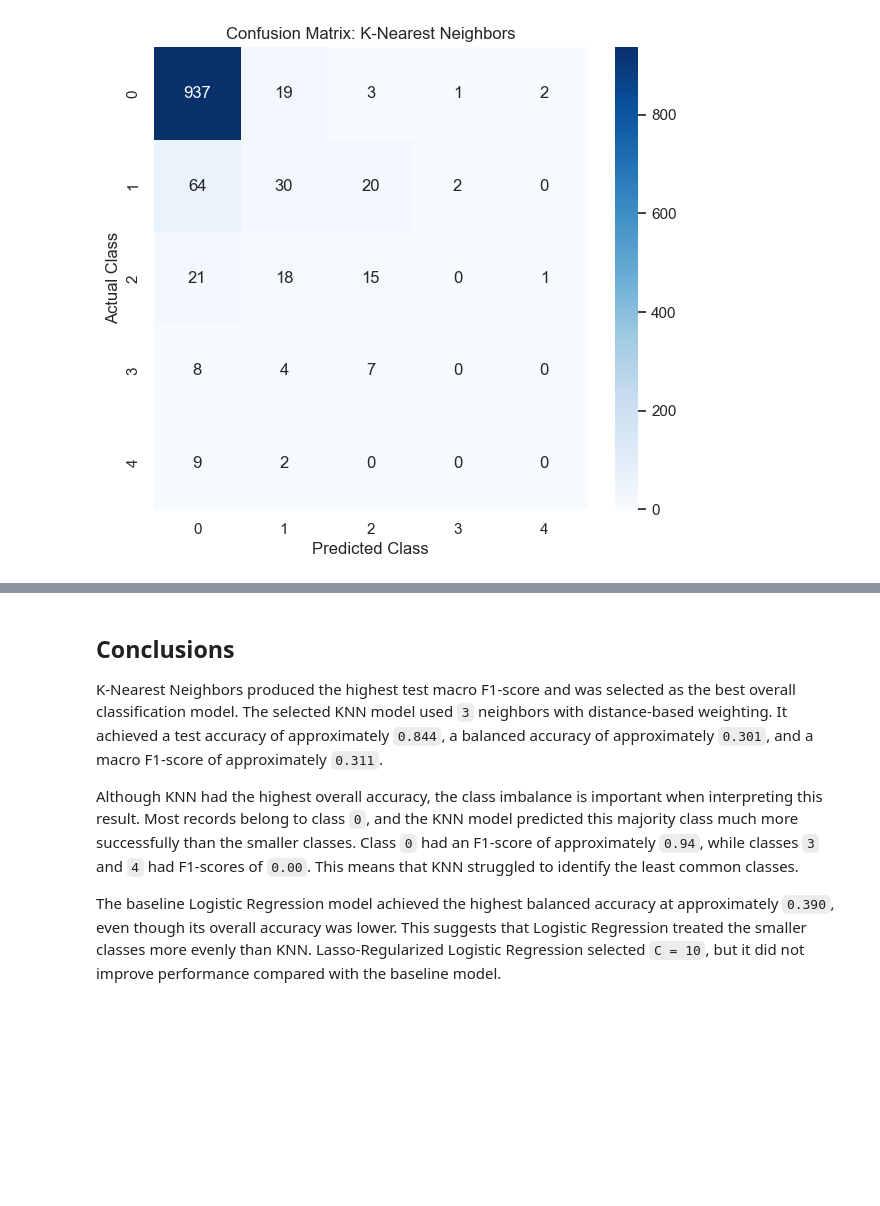
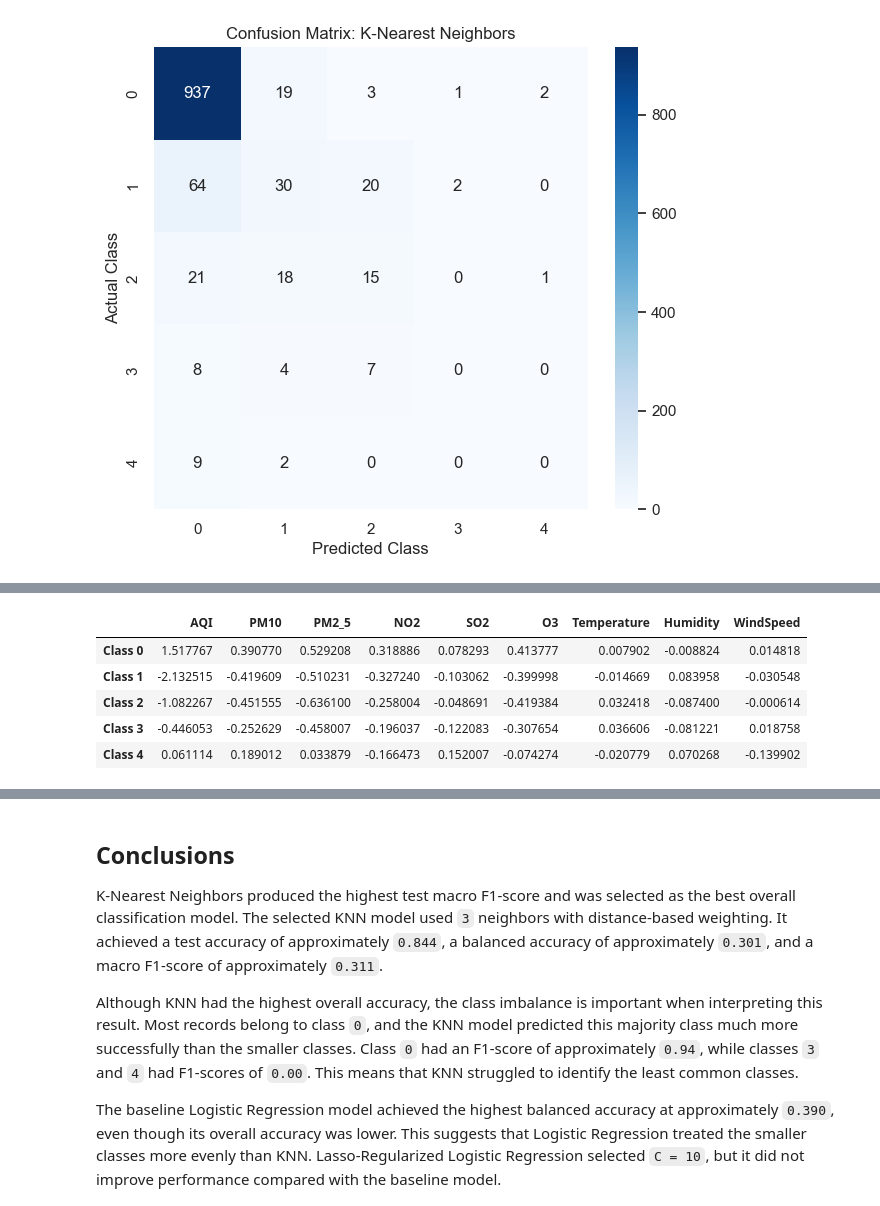
Before and after one commit to BryanR-17/COGS109-air-quality-health-impact, a Jupyter notebook: notebooks/03_classification_models.ipynb, the cells around one changed output, grey strips where cells are left out. Drawn from its saved outputs; the diff is of its cells as text; code cells hidden in the pictures; blank space fills up the shorter version.

```diff
--- a/notebooks/03_classification_models.ipynb
+++ b/notebooks/03_classification_models.ipynb
@@ -408,3 +408,6 @@ plt.ylabel("Actual Class")
 plt.show()
 # %% [output]
 [figure]
+# %%
+final_logistic_model = lasso_logistic_search.best_estimator_
+final_logistic_model.fit(X, y)
@@ -410,0 +423,26 @@ plt.show()
+# %%
+classes = final_logistic_model.named_steps["ovr"].classes_
+
+coef_df = pd.DataFrame(
+    final_logistic_model.named_steps["ovr"].estimators_[0].coef_,
+    columns=predictors
+)
+
+coef_df.index = [f"Class {classes[0]}"]
+
+for i in range(1, len(classes)):
+    temp = pd.DataFrame(
+        final_logistic_model.named_steps["ovr"].estimators_[i].coef_,
+        columns=predictors
+    )
+    temp.index = [f"Class {classes[i]}"]
+    coef_df = pd.concat([coef_df, temp])
+
+coef_df
+# %% [output]
+|  | AQI | PM10 | PM2_5 | NO2 | SO2 | O3 | Temperature | Humidity | WindSpeed |
+| Class 0 | 1.517767 | 0.390770 | 0.529208 | 0.318886 | 0.078293 | 0.413777 | 0.007902 | -0.008824 | 0.014818 |
+| Class 1 | -2.132515 | -0.419609 | -0.510231 | -0.327240 | -0.103062 | -0.399998 | -0.014669 | 0.083958 | -0.030548 |
+| Class 2 | -1.082267 | -0.451555 | -0.636100 | -0.258004 | -0.048691 | -0.419384 | 0.032418 | -0.087400 | -0.000614 |
+| Class 3 | -0.446053 | -0.252629 | -0.458007 | -0.196037 | -0.122083 | -0.307654 | 0.036606 | -0.081221 | 0.018758 |
+| Class 4 | 0.061114 | 0.189012 | 0.033879 | -0.166473 | 0.152007 | -0.074274 | -0.020779 | 0.070268 | -0.139902 |
```
Also changed, not shown: parts of 5 cells of this notebook, 1 other file.
